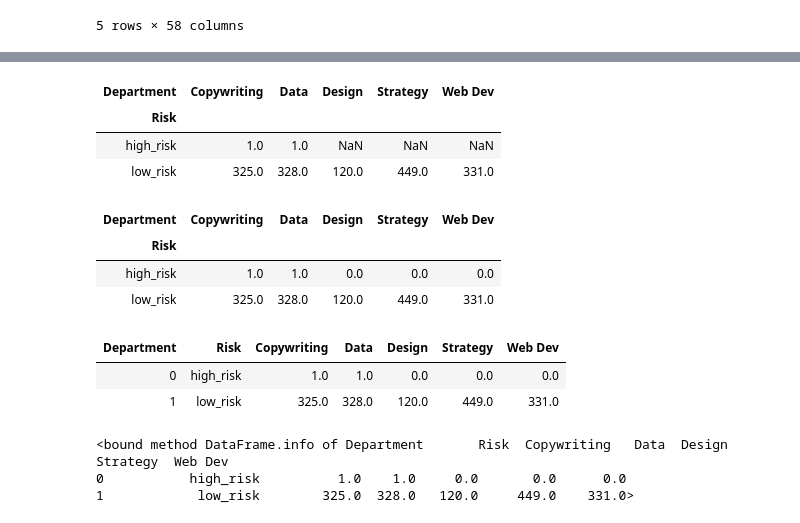
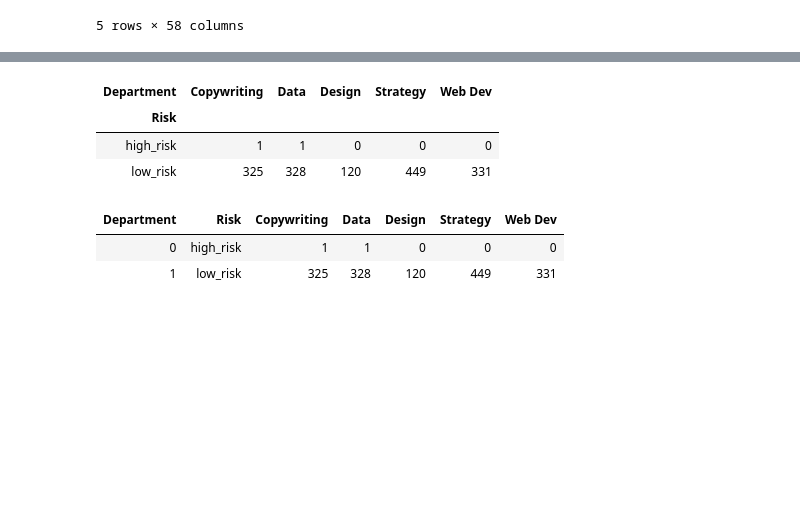
Before and after one commit to KhomotsoT/Data-wrangling, a Jupyter notebook: Data_wrangling.ipynb, the cells around one changed output, grey strips where cells are left out. Drawn from its saved outputs; the diff is of its cells as text; code cells hidden in the pictures; blank space fills up the shorter version.

```diff
--- a/Data_wrangling.ipynb
+++ b/Data_wrangling.ipynb
@@ -198,33 +198,22 @@ Name: Department, dtype: int64
 # replacing 'Web dev' with 'Web Dev'
 merged_data["Department"].replace(["Web dev"], "Web Dev", inplace=True)
 # %%
-grouped = merged_data.groupby('Risk')['Department'].value_counts().unstack()
+grouped = merged_data.groupby('Risk')['Department'].value_counts().unstack().fillna(0).astype(int)
 grouped
 # %% [output]
 | Department | Copywriting | Data | Design | Strategy | Web Dev |
 | Risk |  |  |  |  |  |
-| high_risk | 1.0 | 1.0 | NaN | NaN | NaN |
-| low_risk | 325.0 | 328.0 | 120.0 | 449.0 | 331.0 |
+| high_risk | 1 | 1 | 0 | 0 | 0 |
+| low_risk | 325 | 328 | 120 | 449 | 331 |
 # %%
-#filling NaN with 0
-grouped.fillna(0, inplace = True)
-grouped
+# #filling NaN with 0
+# grouped.fillna(0, inplace = True)
+# grouped
-# %% [output]
-| Department | Copywriting | Data | Design | Strategy | Web Dev |
-| Risk |  |  |  |  |  |
-| high_risk | 1.0 | 1.0 | 0.0 | 0.0 | 0.0 |
-| low_risk | 325.0 | 328.0 | 120.0 | 449.0 | 331.0 |
 # %%
 # resting index
-grouped_df = pd.DataFrame(grouped.reset_index())
-grouped_df
+department_data = pd.DataFrame(grouped.reset_index())
+department_data
 # %% [output]
 | Department | Risk | Copywriting | Data | Design | Strategy | Web Dev |
-| 0 | high_risk | 1.0 | 1.0 | 0.0 | 0.0 | 0.0 |
-| 1 | low_risk | 325.0 | 328.0 | 120.0 | 449.0 | 331.0 |
+| 0 | high_risk | 1 | 1 | 0 | 0 | 0 |
+| 1 | low_risk | 325 | 328 | 120 | 449 | 331 |
-# %%
-grouped_df.info
-# %% [output]
-<bound method DataFrame.info of Department       Risk  Copywriting   Data  Design  Strategy  Web Dev
-0           high_risk          1.0    1.0     0.0       0.0      0.0
-1            low_risk        325.0  328.0   120.0     449.0    331.0>
```
Also changed, not shown: parts of 3 cells of this notebook.
